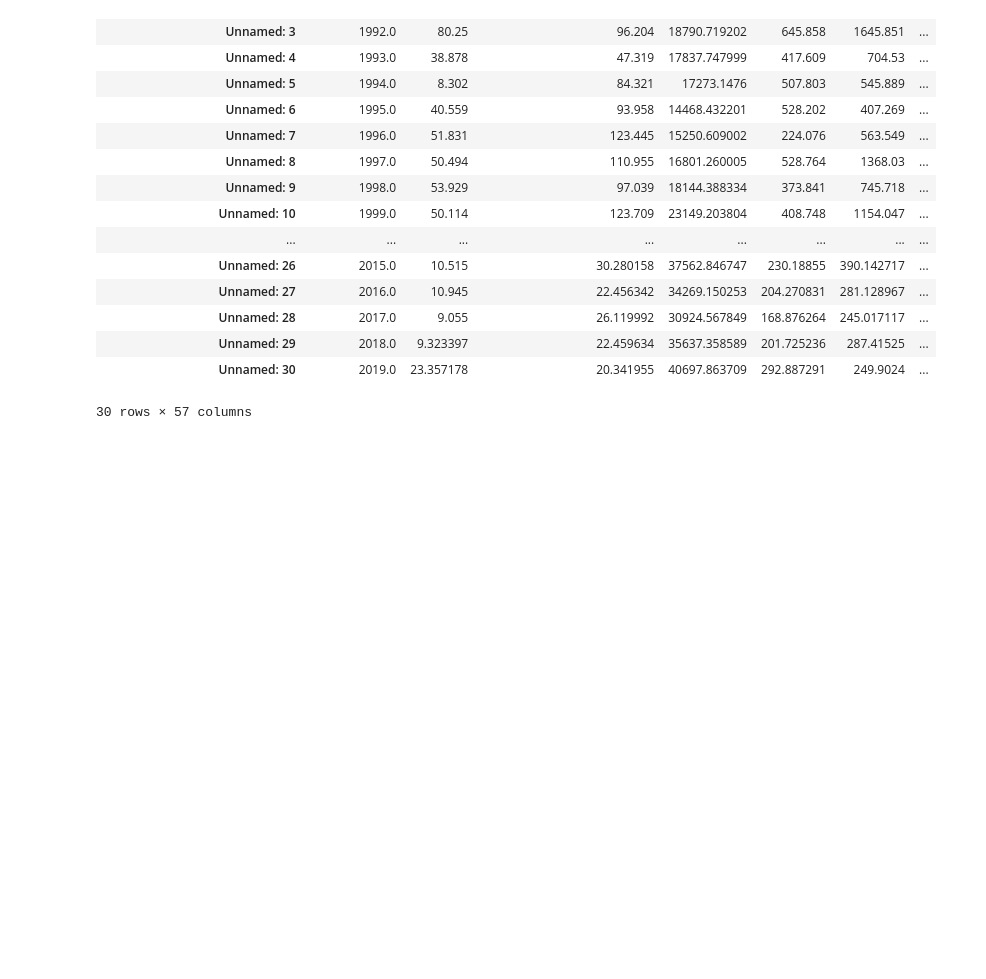
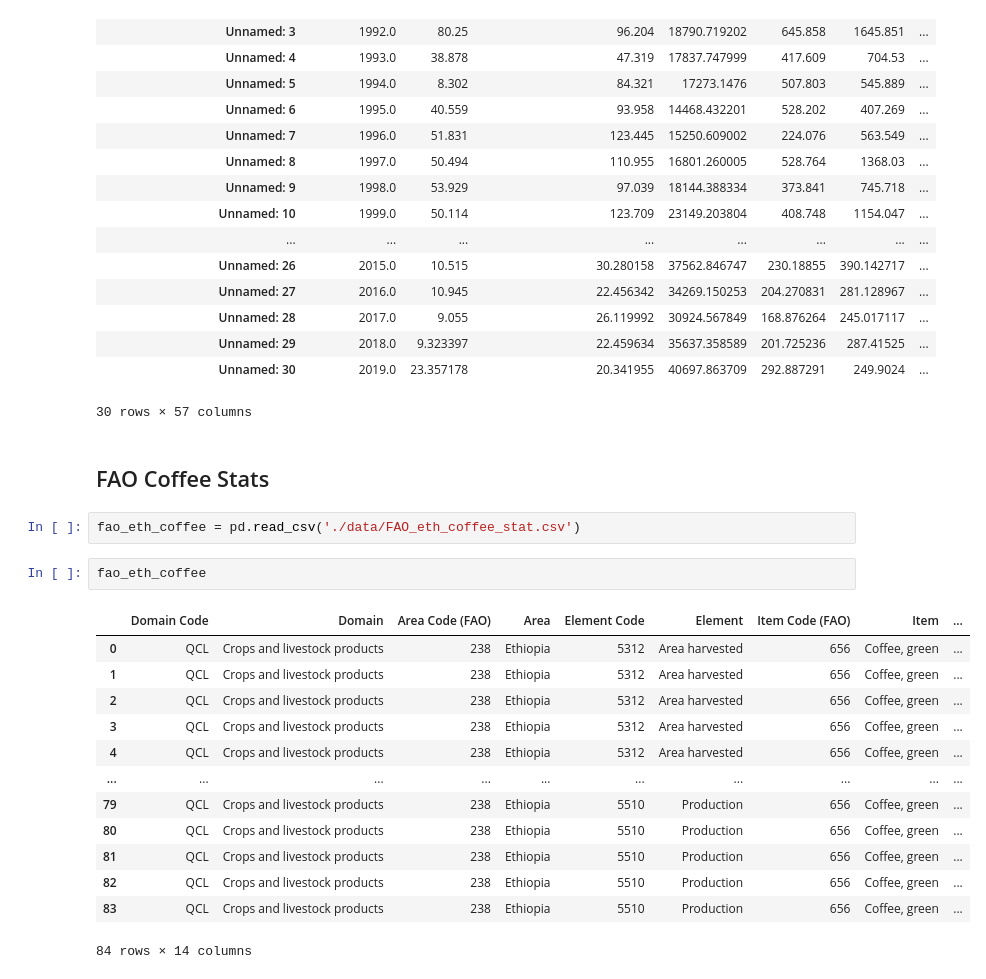
Before and after one commit to sanghyuns/Climate_Change_vs_Coffee_Production, a Jupyter notebook: Shawn.ipynb, the cells around one changed output. Drawn from its saved outputs; the diff is of its cells as text; blank space fills up the shorter version.

Commit message:
added ethiopia production rates

```diff
--- a/Shawn.ipynb
+++ b/Shawn.ipynb
@@ -114,3 +130,23 @@ eth_exp
 | Unnamed: 29 | 2018.0 | 9.323397 | 22.459634 | 35637.358589 | 201.725236 | 287.41525 | ... |
 | Unnamed: 30 | 2019.0 | 23.357178 | 20.341955 | 40697.863709 | 292.887291 | 249.9024 | ... |
 30 rows × 57 columns
+# %% [markdown]
+## FAO Coffee Stats
+# %%
+fao_eth_coffee = pd.read_csv('./data/FAO_eth_coffee_stat.csv')
+# %%
+fao_eth_coffee
+# %% [output]
+|  | Domain Code | Domain | Area Code (FAO) | Area | Element Code | Element | Item Code (FAO) | Item | ... |
+| 0 | QCL | Crops and livestock products | 238 | Ethiopia | 5312 | Area harvested | 656 | Coffee, green | ... |
+| 1 | QCL | Crops and livestock products | 238 | Ethiopia | 5312 | Area harvested | 656 | Coffee, green | ... |
+| 2 | QCL | Crops and livestock products | 238 | Ethiopia | 5312 | Area harvested | 656 | Coffee, green | ... |
+| 3 | QCL | Crops and livestock products | 238 | Ethiopia | 5312 | Area harvested | 656 | Coffee, green | ... |
+| 4 | QCL | Crops and livestock products | 238 | Ethiopia | 5312 | Area harvested | 656 | Coffee, green | ... |
+| ... | ... | ... | ... | ... | ... | ... | ... | ... | ... |
+| 79 | QCL | Crops and livestock products | 238 | Ethiopia | 5510 | Production | 656 | Coffee, green | ... |
+| 80 | QCL | Crops and livestock products | 238 | Ethiopia | 5510 | Production | 656 | Coffee, green | ... |
+| 81 | QCL | Crops and livestock products | 238 | Ethiopia | 5510 | Production | 656 | Coffee, green | ... |
+| 82 | QCL | Crops and livestock products | 238 | Ethiopia | 5510 | Production | 656 | Coffee, green | ... |
+| 83 | QCL | Crops and livestock products | 238 | Ethiopia | 5510 | Production | 656 | Coffee, green | ... |
+84 rows × 14 columns
```
Also changed, not shown: parts of 6 cells of this notebook, 1 other file.
